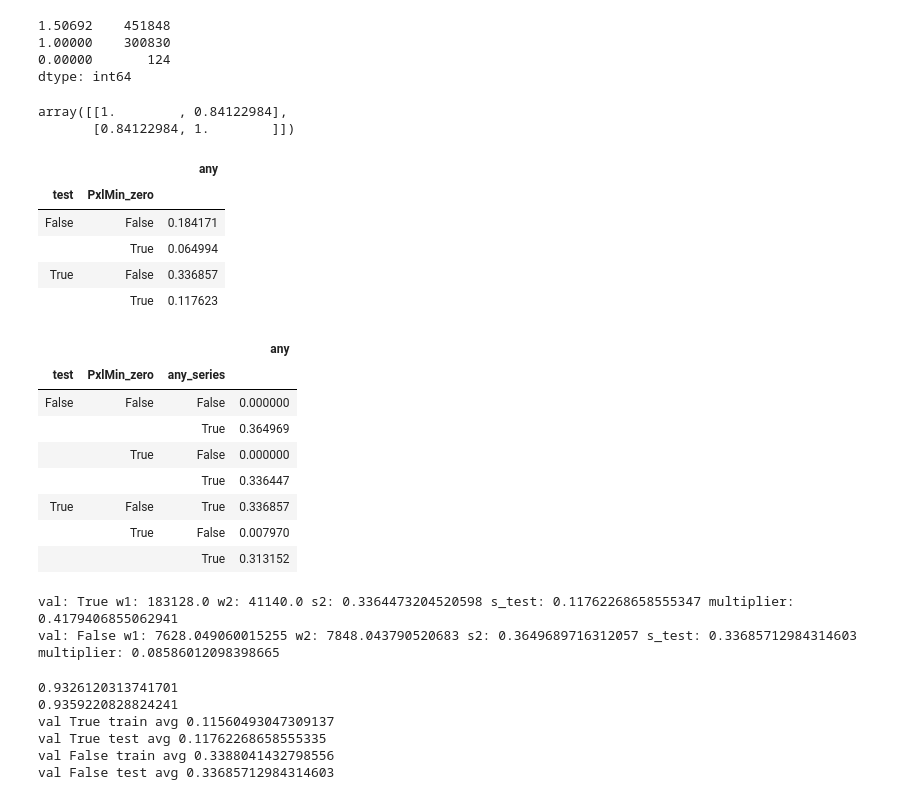
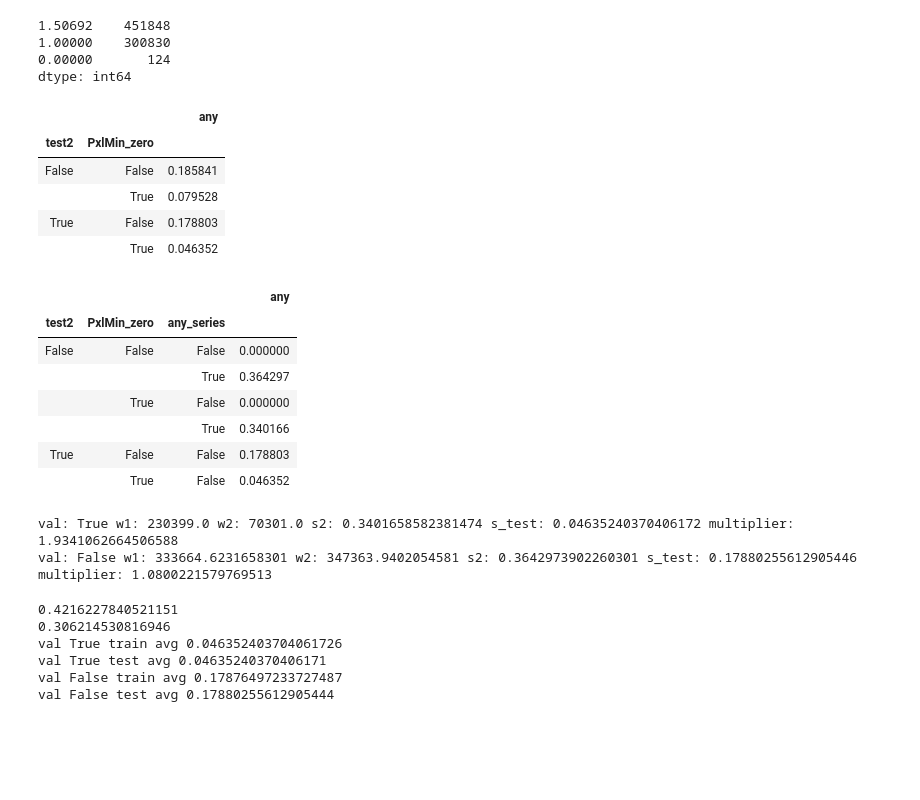
Before and after one commit to nosound2/RSNA-Hemorrhage, a Jupyter notebook: notebooks/Metadata.ipynb, the cells around one changed output. Drawn from its saved outputs; the diff is of its cells as text; code cells hidden in the pictures; blank space fills up the shorter version.

Commit message:
running stage 2

```diff
--- a/notebooks/Metadata.ipynb
+++ b/notebooks/Metadata.ipynb
@@ -646,47 +646,43 @@ names_y = [
            ]
 # %%
 preds_y = np.stack([torch.sigmoid(torch.stack([torch.stack(pickle.load(
-    open(PATH_DISK/'yuval/OOF'/name.format(fold),'rb'))) for fold in range(3)])).numpy() for name in names_y])
+    open(PATH_DISK/'yuval/OOF_stage2'/name.format(fold),'rb'))) for fold in range(3)])).numpy() for name in names_y])
 # %%
-preds_y = preds_y[:,:,:,test_md.yuval_idx]
+preds_y = preds_y[:,:,:,test2_md.yuval_idx]
 preds_y = preds_y[:,:,:,:,np.array([5,0,1,2,3,4])]
 preds_y = preds_y.mean((0,1,2))
 # %%
-np.corrcoef(test_md[all_ich].values.reshape(-1), preds_y.reshape(-1))
+#np.corrcoef(test2_md[all_ich].values.reshape(-1), preds_y.reshape(-1))
-# %% [output]
-array([[1.        , 0.84122984],
-       [0.84122984, 1.        ]])
 # %%
-test_md[all_ich] = preds_y
-test_md['weights'] = 1
+test2_md[all_ich] = preds_y
+test2_md['weights'] = 1
 # %%
-dd = pd.concat([train_md,test_md],axis=0,sort=False)
-dd[['any','test','PxlMin_zero']].groupby(['test','PxlMin_zero']).mean()
+dd = pd.concat([train_md,test2_md],axis=0,sort=False)
+dd[['any','test2','PxlMin_zero']].groupby(['test2','PxlMin_zero']).mean()
 # %% [output]
 |  |  | any |
-| test | PxlMin_zero |  |
-| False | False | 0.184171 |
-|  | True | 0.064994 |
-| True | False | 0.336857 |
-|  | True | 0.117623 |
+| test2 | PxlMin_zero |  |
+| False | False | 0.185841 |
+|  | True | 0.079528 |
+| True | False | 0.178803 |
+|  | True | 0.046352 |
 # %%
-dd[['any','test','PxlMin_zero','any_series']].groupby(['test','PxlMin_zero','any_series']).mean()
+dd[['any','test2','PxlMin_zero','any_series']].groupby(['test2','PxlMin_zero','any_series']).mean()
 # %% [output]
 |  |  |  | any |
-| test | PxlMin_zero | any_series |  |
+| test2 | PxlMin_zero | any_series |  |
 | False | False | False | 0.000000 |
-|  |  | True | 0.364969 |
+|  |  | True | 0.364297 |
 |  | True | False | 0.000000 |
-|  |  | True | 0.336447 |
-| True | False | True | 0.336857 |
-|  | True | False | 0.007970 |
-|  |  | True | 0.313152 |
+|  |  | True | 0.340166 |
+| True | False | False | 0.178803 |
+|  | True | False | 0.046352 |
 # %%
 for val in train_md.PxlMin_zero.unique():
     w1 = train_md.loc[(train_md.PxlMin_zero == val) & (train_md.any_series == False),'weights'].sum()
     w2 = train_md.loc[(train_md.PxlMin_zero == val) & (train_md.any_series == True),'weights'].sum()
     s2 = train_md.loc[(train_md.PxlMin_zero == val) & (train_md.any_series == True),'any'].mean()
-    s_test = test_md.loc[(test_md.PxlMin_zero == val),'any'].mean()
+    s_test = test2_md.loc[(test2_md.PxlMin_zero == val),'any'].mean()
 
     multiplier = (s2/s_test-1)*w2/w1
     if multiplier < 0: multiplier = 0
@@ -694,23 +690,23 @@ for val in train_md.PxlMin_zero.unique():
 
     print('val:',val,'w1:',w1,'w2:',w2,'s2:',s2,'s_test:',s_test,'multiplier:',multiplier)
 # %% [output]
-val: True w1: 183128.0 w2: 41140.0 s2: 0.3364473204520598 s_test: 0.11762268658555347 multiplier: 0.4179406855062941
-val: False w1: 7628.049060015255 w2: 7848.043790520683 s2: 0.3649689716312057 s_test: 0.33685712984314603 multiplier: 0.08586012098398665
+val: True w1: 230399.0 w2: 70301.0 s2: 0.3401658582381474 s_test: 0.04635240370406172 multiplier: 1.9341062664506588
+val: False w1: 333664.6231658301 w2: 347363.9402054581 s2: 0.3642973902260301 s_test: 0.17880255612905446 multiplier: 1.0800221579769513
 # %%
 print(np.average(train_md.PxlMin_zero.values, weights=train_md.weights.values))
-print(np.average(test_md.PxlMin_zero.values, weights=test_md.weights.values))
+print(np.average(test2_md.PxlMin_zero.values, weights=test2_md.weights.values))
 
 for val in train_md.PxlMin_zero.unique():
     print('val',val,'train avg',np.average(train_md.loc[train_md.PxlMin_zero == val, 'any'].values,
                      weights=train_md.loc[train_md.PxlMin_zero == val, 'weights'].values))
-    print('val',val,'test avg',np.average(test_md.loc[test_md.PxlMin_zero == val, 'any'].values,
-                     weights=test_md.loc[test_md.PxlMin_zero == val, 'weights'].values))
+    print('val',val,'test avg',np.average(test2_md.loc[test2_md.PxlMin_zero == val, 'any'].values,
+                     weights=test2_md.loc[test2_md.PxlMin_zero == val, 'weights'].values))
 # %% [output]
-0.9326120313741701
-0.9359220828824241
-val True train avg 0.11560493047309137
-val True test avg 0.11762268658555335
-val False train avg 0.3388041432798556
-val False test avg 0.33685712984314603
+0.4216227840521151
+0.306214530816946
+val True train avg 0.046352403704061726
+val True test avg 0.04635240370406171
+val False train avg 0.17876497233727487
+val False test avg 0.17880255612905444
 # %%
 train_md.weights /=  train_md.weights.mean()
```
Also changed, not shown: parts of 8 cells of this notebook, 2 other files.
